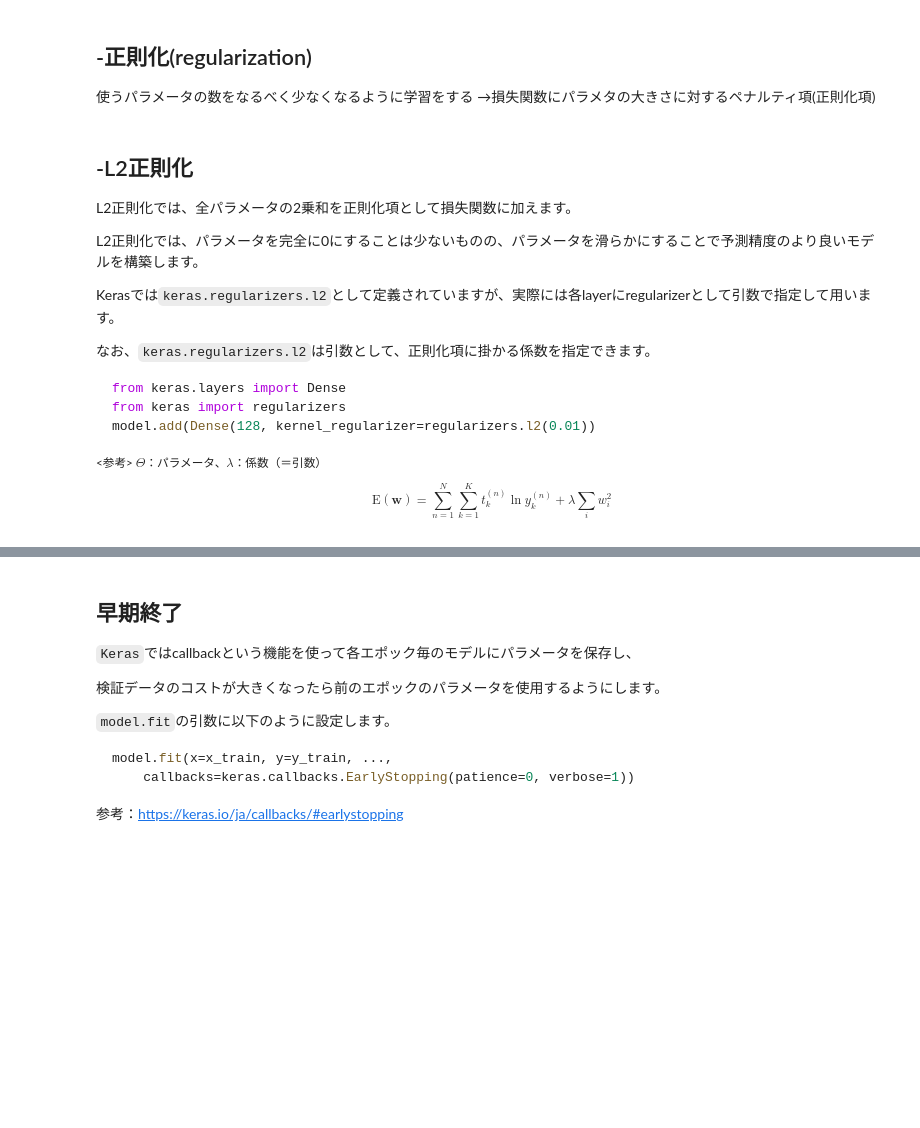
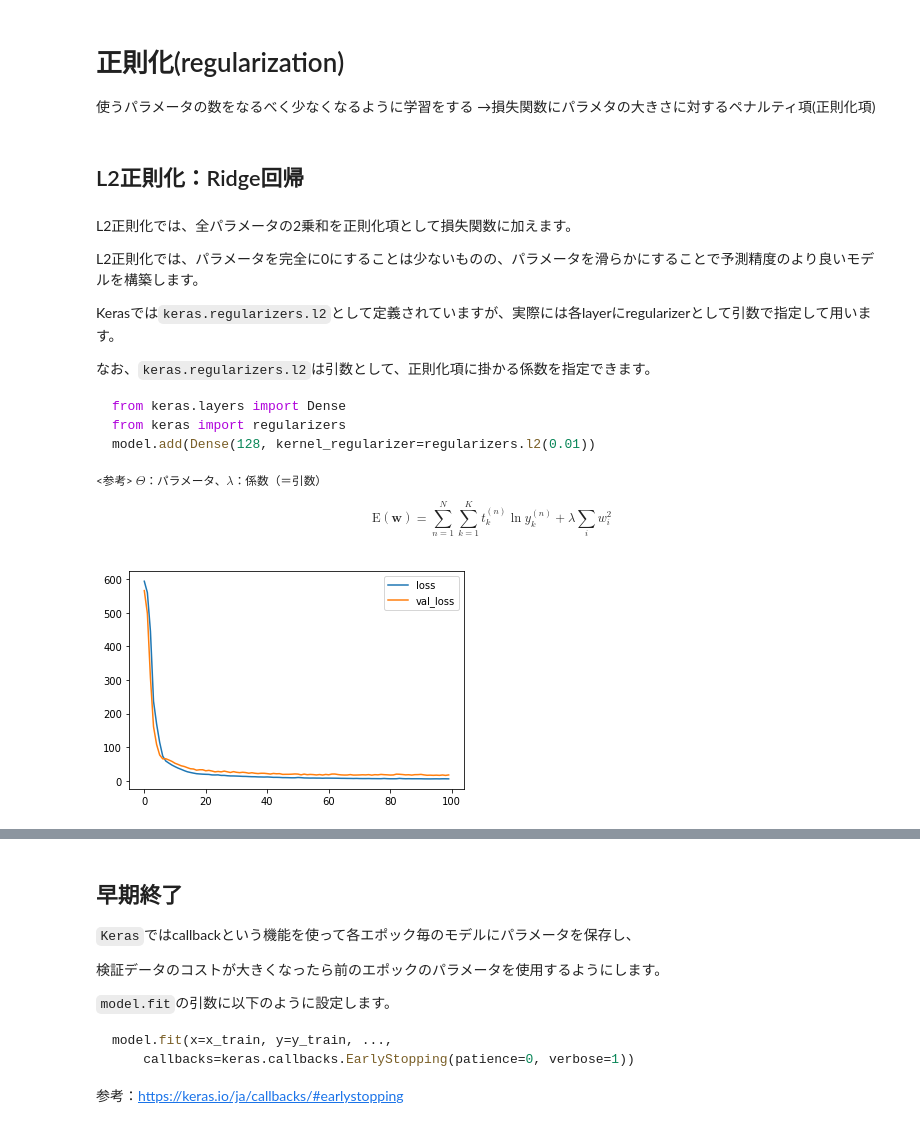
Before and after one commit to Strix9289/Introduction-of-Deep-Learning, a Jupyter notebook: overtraining.ipynb, the cells around one changed output, grey strips where cells are left out. Drawn from its saved outputs; the diff is of its cells as text; code cells hidden in the pictures; blank space fills up the shorter version.

```diff
--- a/overtraining.ipynb
+++ b/overtraining.ipynb
@@ -16,11 +136,11 @@
 # %% [markdown]
-## -正則化(regularization)
+# 正則化(regularization)
 
 使うパラメータの数をなるべく少なくなるように学習をする
 →損失関数にパラメタの大きさに対するペナルティ項(正則化項)
+# %% [markdown]
+## L2正則化：Ridge回帰
 # %% [markdown]
-## -L2正則化
-
 L2正則化では、全パラメータの2乗和を正則化項として損失関数に加えます。
 
 L2正則化では、パラメータを完全に0にすることは少ないものの、パラメータを滑らかにすることで予測精度のより良いモデルを構築します。
@@ -44,3 +164,29 @@ $$
 $$
 
 </small>
+# %%
+model_ridge = keras.models.Sequential([
+  Dense(64,activation='relu',kernel_regularizer=regularizers.l2(0.01), input_shape=(104,)),
+  Dense(64, activation='relu',kernel_regularizer=regularizers.l2(0.01)),
+  Dense(32, activation='relu',kernel_regularizer=regularizers.l2(0.01)),
+  Dense(32, activation='relu',kernel_regularizer=regularizers.l2(0.01)),
+  Dense(16, activation='relu',kernel_regularizer=regularizers.l2(0.01)),
+  Dense(1)
+])
+
+model_ridge.compile(optimizer='adam',
+              loss='mse',
+              metrics=['mae'])
+# %%
+result_ridge = model_ridge.fit(x_train, y_train,
+                    epochs=100,
+                    batch_size=32,
+                    verbose=0,
+                    validation_data=(x_test, y_test))
+# %%
+result_ridge = pd.DataFrame(result_ridge.history)
+# %%
+# 目的関数の可視化
+result_ridge[['loss','val_loss']].plot();
+# %% [output]
+[figure, added]
```
Also changed, not shown: parts of 23 cells of this notebook.
